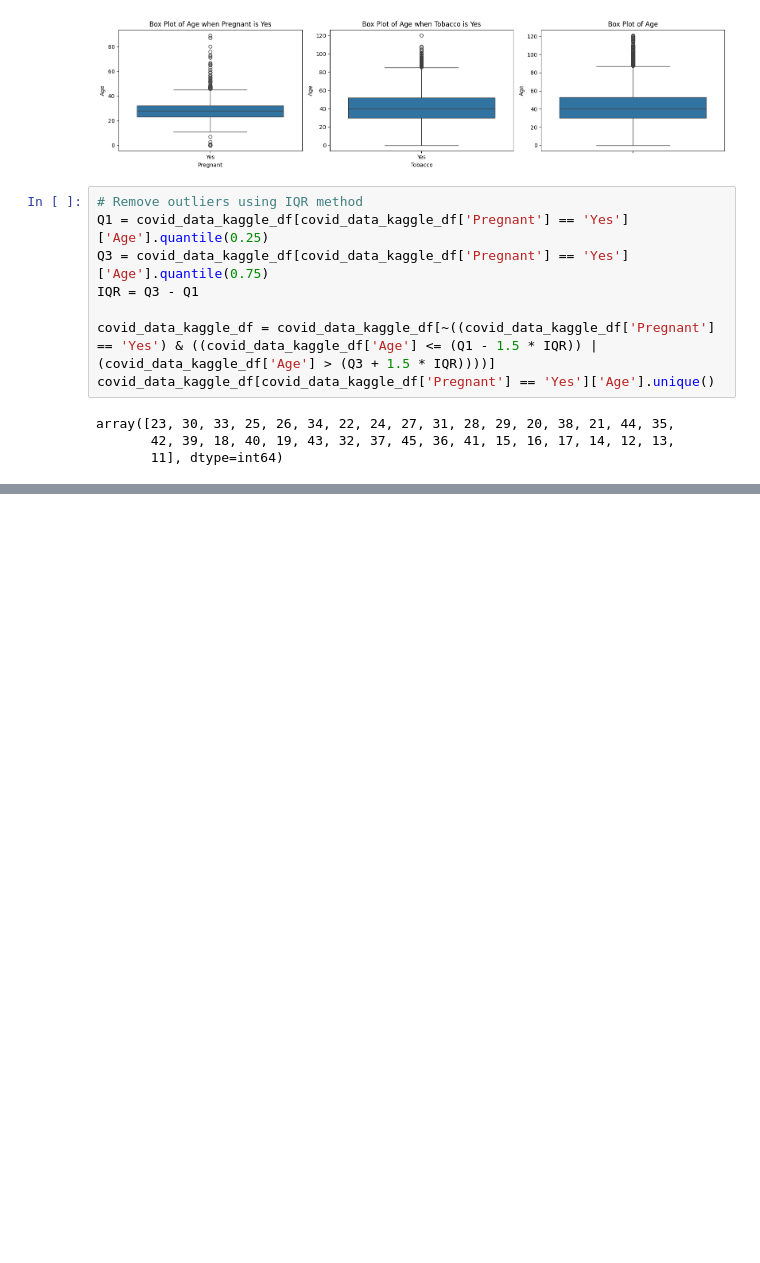
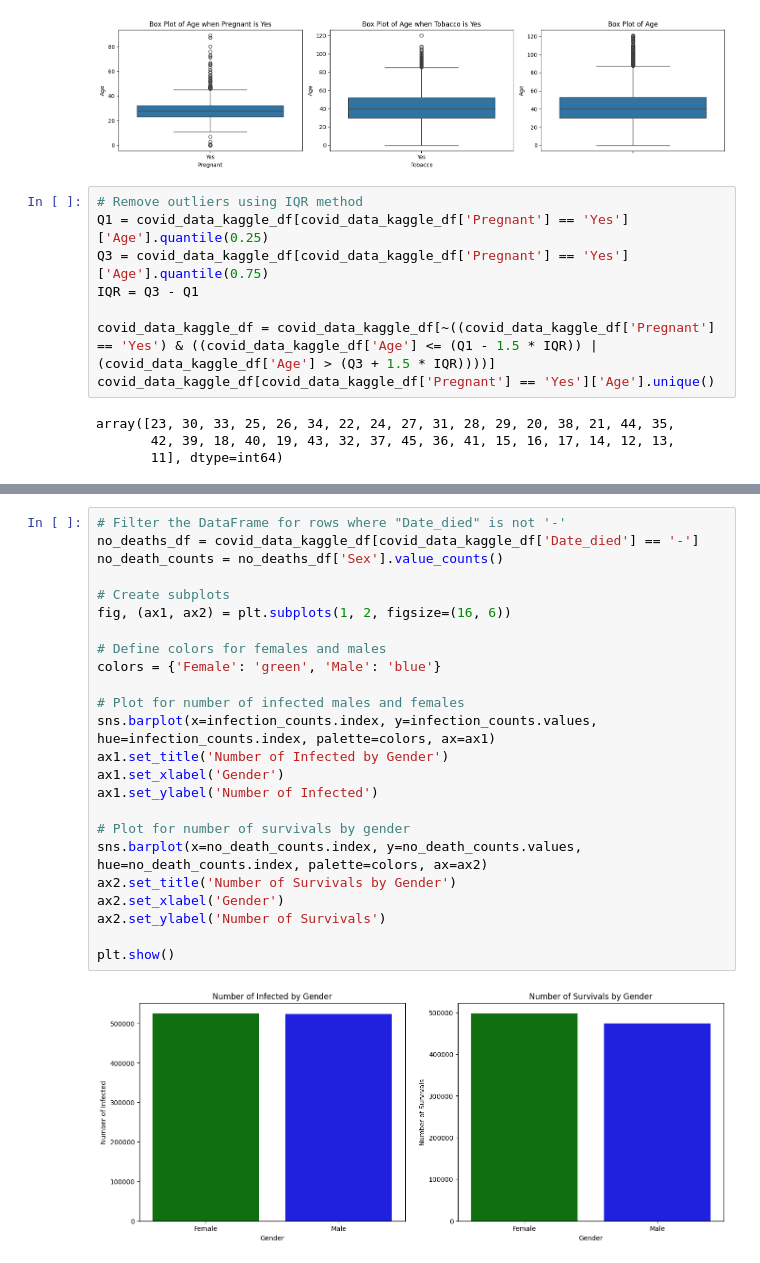
Before and after one commit to morkou/Healthcare, a Jupyter notebook: Cleaning/covid_datasets_cleaning.ipynb, the cells around one changed output, grey strips where cells are left out. Drawn from its saved outputs; the diff is of its cells as text; blank space fills up the shorter version.

```diff
--- a/Cleaning/covid_datasets_cleaning.ipynb
+++ b/Cleaning/covid_datasets_cleaning.ipynb
@@ -112,0 +159,26 @@ covid_data_kaggle_df = covid_data_kaggle_df[~((covid_data_kaggle_df['Tobacco'] =
+# %%
+# Filter the DataFrame for rows where "Date_died" is not '-'
+no_deaths_df = covid_data_kaggle_df[covid_data_kaggle_df['Date_died'] == '-']
+no_death_counts = no_deaths_df['Sex'].value_counts()
+
+# Create subplots
+fig, (ax1, ax2) = plt.subplots(1, 2, figsize=(16, 6))
+
+# Define colors for females and males
+colors = {'Female': 'green', 'Male': 'blue'}
+
+# Plot for number of infected males and females
+sns.barplot(x=infection_counts.index, y=infection_counts.values, hue=infection_counts.index, palette=colors, ax=ax1)
+ax1.set_title('Number of Infected by Gender')
+ax1.set_xlabel('Gender')
+ax1.set_ylabel('Number of Infected')
+
+# Plot for number of survivals by gender
+sns.barplot(x=no_death_counts.index, y=no_death_counts.values, hue=no_death_counts.index, palette=colors, ax=ax2)
+ax2.set_title('Number of Survivals by Gender')
+ax2.set_xlabel('Gender')
+ax2.set_ylabel('Number of Survivals')
+
+plt.show()
+# %% [output]
+[figure, added]
```
Also changed, not shown: parts of 9 cells of this notebook.
